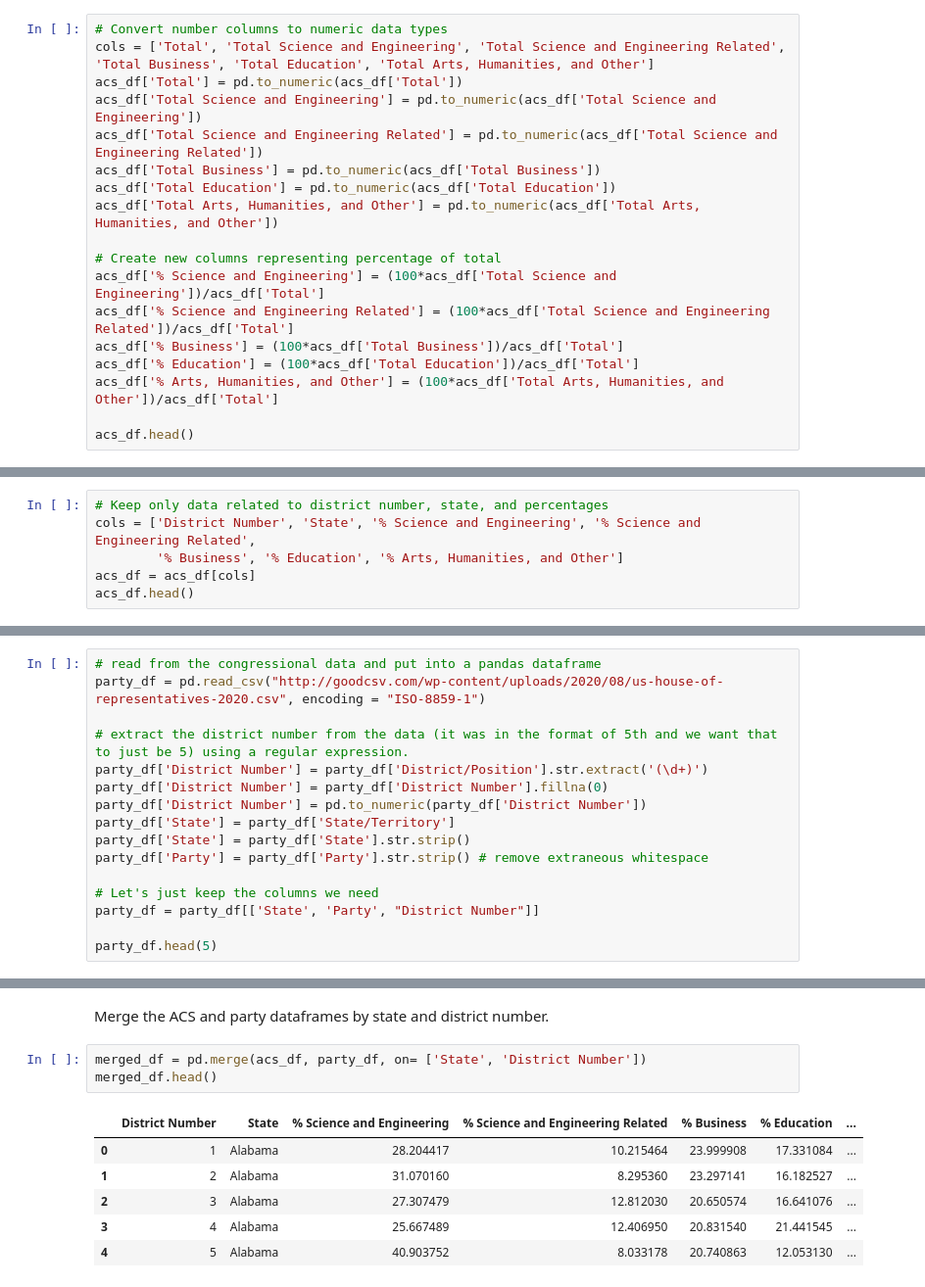
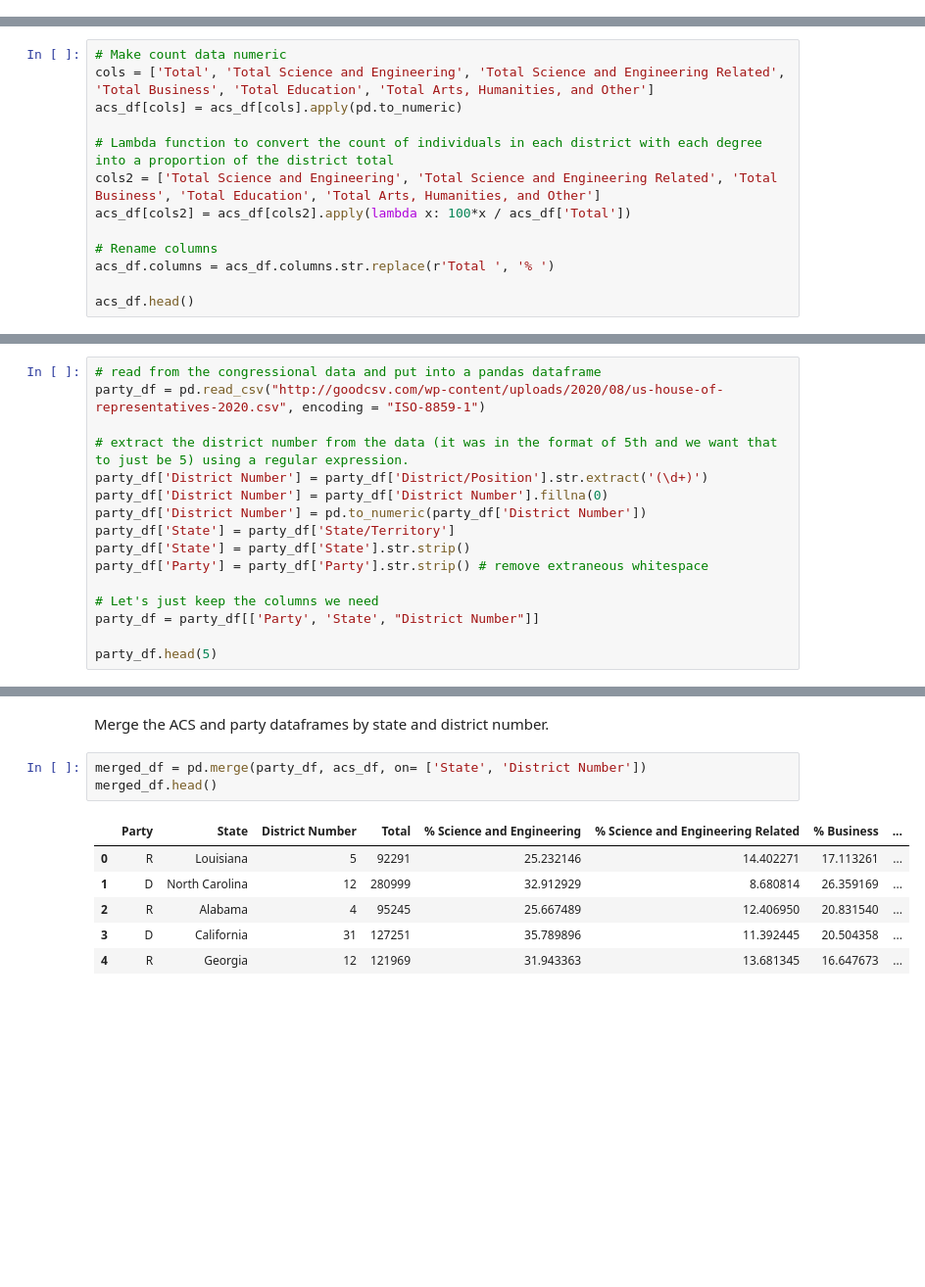
Before and after one commit to melissamelton/GSB521_CloudServices, a Jupyter notebook: Assignment_1b_US_Districts_Bachelors_Degrees.ipynb, the cells around one changed output, grey strips where cells are left out. Shown at 98% size. Saved outputs shown, nothing was run; the diff lists cells and outputs as text; blank space fills up the shorter version.

```diff
--- a/Assignment_1b_US_Districts_Bachelors_Degrees.ipynb
+++ b/Assignment_1b_US_Districts_Bachelors_Degrees.ipynb
@@ -39,21 +61,3 @@ acs_df.head()
 | 2 | 126350 | 34503 | 16188 | 26092 | 21026 | ... |
 | 3 | 95245 | 24447 | 11817 | 19841 | 20422 | ... |
 | 4 | 193261 | 79051 | 15525 | 40084 | 23294 | ... |
-# %%
-# Convert number columns to numeric data types
-cols = ['Total', 'Total Science and Engineering', 'Total Science and Engineering Related', 'Total Business', 'Total Education', 'Total Arts, Humanities, and Other']
-acs_df['Total'] = pd.to_numeric(acs_df['Total'])
-acs_df['Total Science and Engineering'] = pd.to_numeric(acs_df['Total Science and Engineering'])
-acs_df['Total Science and Engineering Related'] = pd.to_numeric(acs_df['Total Science and Engineering Related'])
-acs_df['Total Business'] = pd.to_numeric(acs_df['Total Business'])
-acs_df['Total Education'] = pd.to_numeric(acs_df['Total Education'])
-acs_df['Total Arts, Humanities, and Other'] = pd.to_numeric(acs_df['Total Arts, Humanities, and Other'])
-
-# Create new columns representing percentage of total
-acs_df['% Science and Engineering'] = (100*acs_df['Total Science and Engineering'])/acs_df['Total']
-acs_df['% Science and Engineering Related'] = (100*acs_df['Total Science and Engineering Related'])/acs_df['Total']
-acs_df['% Business'] = (100*acs_df['Total Business'])/acs_df['Total']
-acs_df['% Education'] = (100*acs_df['Total Education'])/acs_df['Total']
-acs_df['% Arts, Humanities, and Other'] = (100*acs_df['Total Arts, Humanities, and Other'])/acs_df['Total']
-
-acs_df.head()
@@ -67,6 +63,0 @@ acs_df.head()
-# %%
-# Keep only data related to district number, state, and percentages
-cols = ['District Number', 'State', '% Science and Engineering', '% Science and Engineering Related',
-        '% Business', '% Education', '% Arts, Humanities, and Other']
-acs_df = acs_df[cols]
-acs_df.head()
@@ -81,0 +64,13 @@ Read in the party affiliation data and prepare to merge it with the ACS data.
+# %%
+# Make count data numeric
+cols = ['Total', 'Total Science and Engineering', 'Total Science and Engineering Related', 'Total Business', 'Total Education', 'Total Arts, Humanities, and Other']
+acs_df[cols] = acs_df[cols].apply(pd.to_numeric)
+
+# Lambda function to convert the count of individuals in each district with each degree into a proportion of the district total
+cols2 = ['Total Science and Engineering', 'Total Science and Engineering Related', 'Total Business', 'Total Education', 'Total Arts, Humanities, and Other']
+acs_df[cols2] = acs_df[cols2].apply(lambda x: 100*x / acs_df['Total'])
+
+# Rename columns
+acs_df.columns = acs_df.columns.str.replace(r'Total ', '% ')
+
+acs_df.head()
@@ -92,7 +96,7 @@ party_df['State'] = party_df['State'].str.strip()
 party_df['Party'] = party_df['Party'].str.strip() # remove extraneous whitespace
 
 # Let's just keep the columns we need
-party_df = party_df[['State', 'Party', "District Number"]]
+party_df = party_df[['Party', 'State', "District Number"]]
 
 party_df.head(5)
 # %% [output]
@@ -105,12 +109,12 @@ party_df.head(5)
 # %% [markdown]
 Merge the ACS and party dataframes by state and district number.
 # %%
-merged_df = pd.merge(acs_df, party_df, on= ['State', 'District Number'])
+merged_df = pd.merge(party_df, acs_df, on= ['State', 'District Number'])
 merged_df.head()
 # %% [output]
-|  | District Number | State | % Science and Engineering | % Science and Engineering Related | % Business | % Education | ... |
-| 0 | 1 | Alabama | 28.204417 | 10.215464 | 23.999908 | 17.331084 | ... |
-| 1 | 2 | Alabama | 31.070160 | 8.295360 | 23.297141 | 16.182527 | ... |
-| 2 | 3 | Alabama | 27.307479 | 12.812030 | 20.650574 | 16.641076 | ... |
-| 3 | 4 | Alabama | 25.667489 | 12.406950 | 20.831540 | 21.441545 | ... |
-| 4 | 5 | Alabama | 40.903752 | 8.033178 | 20.740863 | 12.053130 | ... |
+|  | Party | State | District Number | Total | % Science and Engineering | % Science and Engineering Related | % Business | ... |
+| 0 | R | Louisiana | 5 | 92291 | 25.232146 | 14.402271 | 17.113261 | ... |
+| 1 | D | North Carolina | 12 | 280999 | 32.912929 | 8.680814 | 26.359169 | ... |
+| 2 | R | Alabama | 4 | 95245 | 25.667489 | 12.406950 | 20.831540 | ... |
+| 3 | D | California | 31 | 127251 | 35.789896 | 11.392445 | 20.504358 | ... |
+| 4 | R | Georgia | 12 | 121969 | 31.943363 | 13.681345 | 16.647673 | ... |
```
Also changed, not shown: parts of 36 cells of this notebook.
